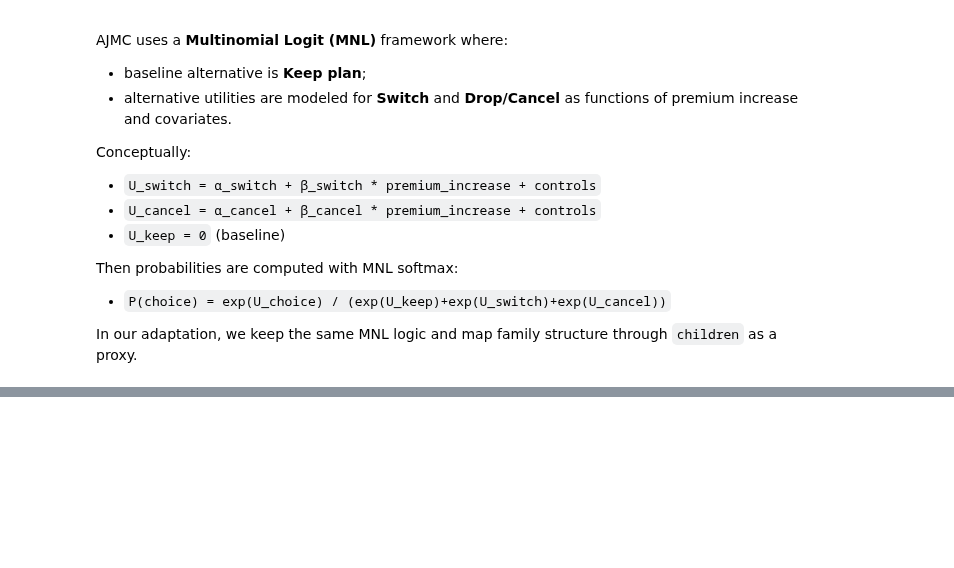
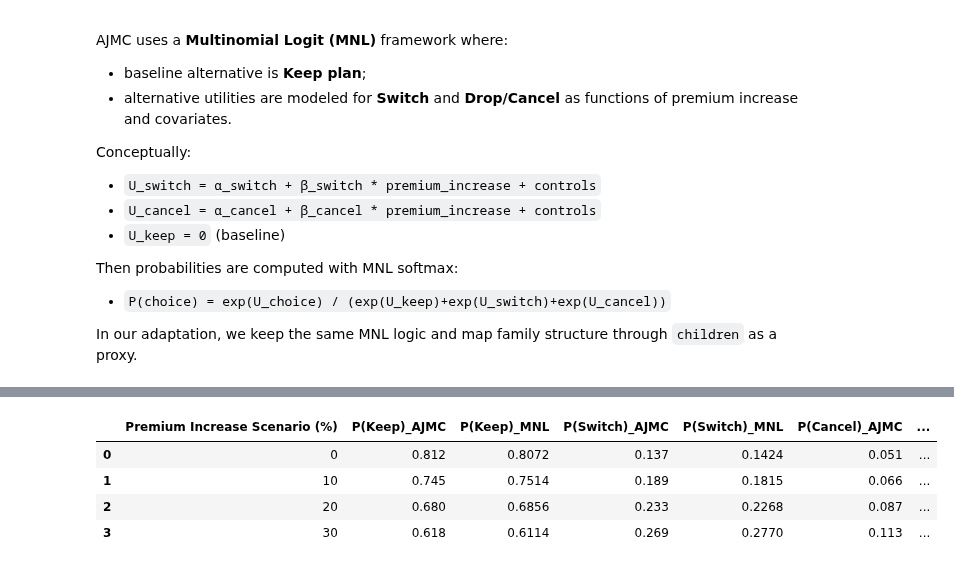
Before and after one commit to renancaetan0/prediction_methods_health_insurance, a Jupyter notebook: notebooks/linear_regression_and_clustering_compairson_health_insurance_case.ipynb, the cells around one changed output, grey strips where cells are left out. Cells and saved outputs as stored; diff of their text form; code cells hidden in the pictures; blank space fills up the shorter version.

Commit message:
feat: apply customer churn probability calculation to the present case.

```diff
--- a/notebooks/linear_regression_and_clustering_compairson_health_insurance_case.ipynb
+++ b/notebooks/linear_regression_and_clustering_compairson_health_insurance_case.ipynb
@@ -2212,0 +2268,60 @@ In our adaptation, we keep the same MNL logic and map family structure through `
+# %%
+# AJMC-style scenario anchors: premium increase vs predicted behavior probabilities
+ajmc_anchor_df = pd.DataFrame(
+    {
+        "Premium Increase Scenario (%)": [0, 10, 20, 30],  # scenario increments used in the external case
+        "P(Keep)_AJMC": [0.812, 0.745, 0.680, 0.618],  # predicted probability of staying
+        "P(Switch)_AJMC": [0.137, 0.189, 0.233, 0.269],  # predicted probability of switching plan
+        "P(Cancel)_AJMC": [0.051, 0.066, 0.087, 0.113],  # predicted probability of leaving coverage
+    }
+)
+
+# converting scenario increase to decimal for logit modeling
+ajmc_anchor_df["x_increase_decimal"] = ajmc_anchor_df["Premium Increase Scenario (%)"] / 100  # 10% -> 0.10
+
+# converting probabilities into logits relative to "Keep" (MNL baseline category)
+ajmc_anchor_df["logit_switch_vs_keep"] = np.log(ajmc_anchor_df["P(Switch)_AJMC"] / ajmc_anchor_df["P(Keep)_AJMC"])  # log-odds switch vs keep
+ajmc_anchor_df["logit_cancel_vs_keep"] = np.log(ajmc_anchor_df["P(Cancel)_AJMC"] / ajmc_anchor_df["P(Keep)_AJMC"])  # log-odds cancel vs keep
+
+# fitting linear relationships of logits as a function of premium increase (calibration step)
+X_anchor = np.column_stack(
+    [np.ones(len(ajmc_anchor_df)), ajmc_anchor_df["x_increase_decimal"]]  # intercept + premium increase
+)  # design matrix for simple linear calibration
+
+alpha_switch, beta_switch = np.linalg.lstsq(
+    X_anchor, ajmc_anchor_df["logit_switch_vs_keep"], rcond=None
+)[0]  # calibrated coefficients for switch utility
+alpha_cancel, beta_cancel = np.linalg.lstsq(
+    X_anchor, ajmc_anchor_df["logit_cancel_vs_keep"], rcond=None
+)[0]  # calibrated coefficients for cancel utility
+
+# storing age effects (project assumption; mild effect, older clients slightly less likely to leave)
+beta_age_switch = -0.10  # age-z effect on switch utility
+beta_age_cancel = -0.20  # age-z effect on cancel utility
+
+# validating how close calibrated MNL stays to the AJMC scenario probabilities
+ajmc_anchor_df["mnl_u_switch"] = alpha_switch + beta_switch * ajmc_anchor_df["x_increase_decimal"]  # switch utility by scenario
+ajmc_anchor_df["mnl_u_cancel"] = alpha_cancel + beta_cancel * ajmc_anchor_df["x_increase_decimal"]  # cancel utility by scenario
+
+den_anchor = 1 + np.exp(ajmc_anchor_df["mnl_u_switch"]) + np.exp(ajmc_anchor_df["mnl_u_cancel"])  # MNL denominator
+ajmc_anchor_df["P(Keep)_MNL"] = 1 / den_anchor  # reconstructed keep probability
+ajmc_anchor_df["P(Switch)_MNL"] = np.exp(ajmc_anchor_df["mnl_u_switch"]) / den_anchor  # reconstructed switch probability
+ajmc_anchor_df["P(Cancel)_MNL"] = np.exp(ajmc_anchor_df["mnl_u_cancel"]) / den_anchor  # reconstructed cancel probability
+
+# displaying AJMC vs calibrated MNL side-by-side
+display_columns_anchor = [
+    "Premium Increase Scenario (%)",
+    "P(Keep)_AJMC",
+    "P(Keep)_MNL",
+    "P(Switch)_AJMC",
+    "P(Switch)_MNL",
+    "P(Cancel)_AJMC",
+    "P(Cancel)_MNL",
+]
+display(ajmc_anchor_df[display_columns_anchor].round(4))
+# %% [output]
+|  | Premium Increase Scenario (%) | P(Keep)_AJMC | P(Keep)_MNL | P(Switch)_AJMC | P(Switch)_MNL | P(Cancel)_AJMC | ... |
+| 0 | 0 | 0.812 | 0.8072 | 0.137 | 0.1424 | 0.051 | ... |
+| 1 | 10 | 0.745 | 0.7514 | 0.189 | 0.1815 | 0.066 | ... |
+| 2 | 20 | 0.680 | 0.6856 | 0.233 | 0.2268 | 0.087 | ... |
+| 3 | 30 | 0.618 | 0.6114 | 0.269 | 0.2770 | 0.113 | ... |
```
Also changed, not shown: parts of 6 cells of this notebook.
